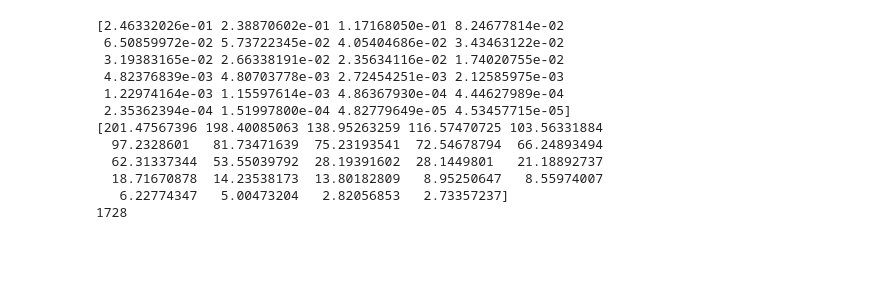
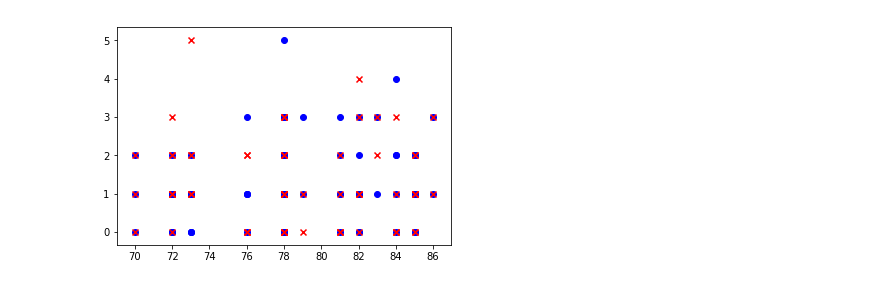
Before and after one commit to ammarsyatbi/Fifa-World-Cup-2018-Prediction, a Jupyter notebook: World Cup Analysis.ipynb, the cells around one changed output. Saved outputs shown, nothing was run; the diff lists cells and outputs as text; code cells hidden in the pictures; blank space fills up the shorter version.

```diff
--- a/World Cup Analysis.ipynb
+++ b/World Cup Analysis.ipynb
@@ -123,3 +187,18 @@ plt.show()
+# %%
+#Analyze Data Condition for model selection
+result = np.array( data_new['result'])
+overall = np.array(data_new['overall'])
+overall_op = np.array(data_new['overall_opponent'])
+
+for i in range (0,result.size):
+    plt.scatter(overall[i],result[i], marker ='o', c ='b')
+
+for i in range (0,result.size):
+    plt.scatter(overall_op[i],result[i] , marker = 'x', c= 'r')
+
+plt.show()
+# %% [output]
+[figure, added]
 # %%
 #Feature Extraction
 from sklearn.decomposition import PCA, KernelPCA
@@ -135,19 +214,3 @@ def PCA_Transformer(PCA_data):
     print(X.size)
 
     return X
-# %%
-X_train = data_new.drop(columns = ['date','team','result'])
-X = PCA_Transformer(X_train)
-# %% [output]
-[2.46332026e-01 2.38870602e-01 1.17168050e-01 8.24677814e-02
- 6.50859972e-02 5.73722345e-02 4.05404686e-02 3.43463122e-02
- 3.19383165e-02 2.66338191e-02 2.35634116e-02 1.74020755e-02
- 4.82376839e-03 4.80703778e-03 2.72454251e-03 2.12585975e-03
- 1.22974164e-03 1.15597614e-03 4.86367930e-04 4.44627989e-04
- 2.35362394e-04 1.51997800e-04 4.82779649e-05 4.53457715e-05]
-[201.47567396 198.40085063 138.95263259 116.57470725 103.56331884
-  97.2328601   81.73471639  75.23193541  72.54678794  66.24893494
-  62.31337344  53.55039792  28.19391602  28.1449801   21.18892737
-  18.71670878  14.23538173  13.80182809   8.95250647   8.55974007
-   6.22774347   5.00473204   2.82056853   2.73357237]
-1728
```
Also changed, not shown: parts of 16 cells of this notebook.
